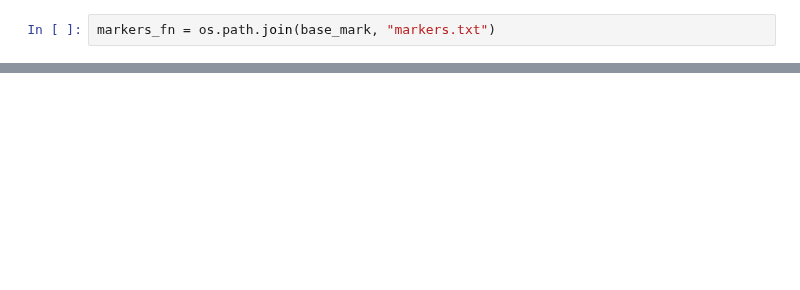
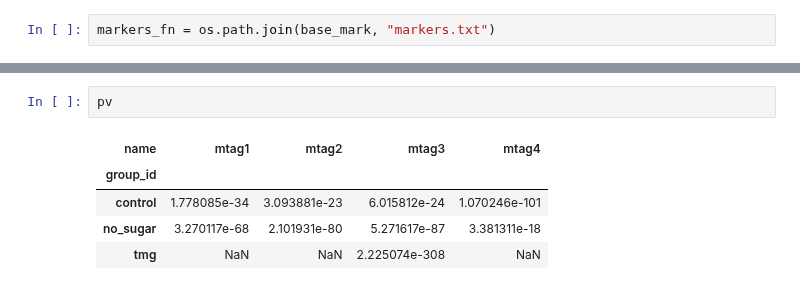
Before and after one commit to sbooeshaghi/azucar, a Jupyter notebook: analysis/293T/obs2/imports.ipynb, the cells around one changed output, grey strips where cells are left out. Drawn from its saved outputs; the diff is of its cells as text; blank space fills up the shorter version.

```diff
--- a/analysis/293T/obs2/imports.ipynb
+++ b/analysis/293T/obs2/imports.ipynb
@@ -149,0 +202,8 @@ df.query(f"ent < {ent_cutoff}").groupby("label").agg({
+# %%
+pv
+# %% [output]
+| name | mtag1 | mtag2 | mtag3 | mtag4 |
+| group_id |  |  |  |  |
+| control | 1.778085e-34 | 3.093881e-23 | 6.015812e-24 | 1.070246e-101 |
+| no_sugar | 3.270117e-68 | 2.101931e-80 | 5.271617e-87 | 3.381311e-18 |
+| tmg | NaN | NaN | 2.225074e-308 | NaN |
```
Also changed, not shown: parts of 8 cells of this notebook.
